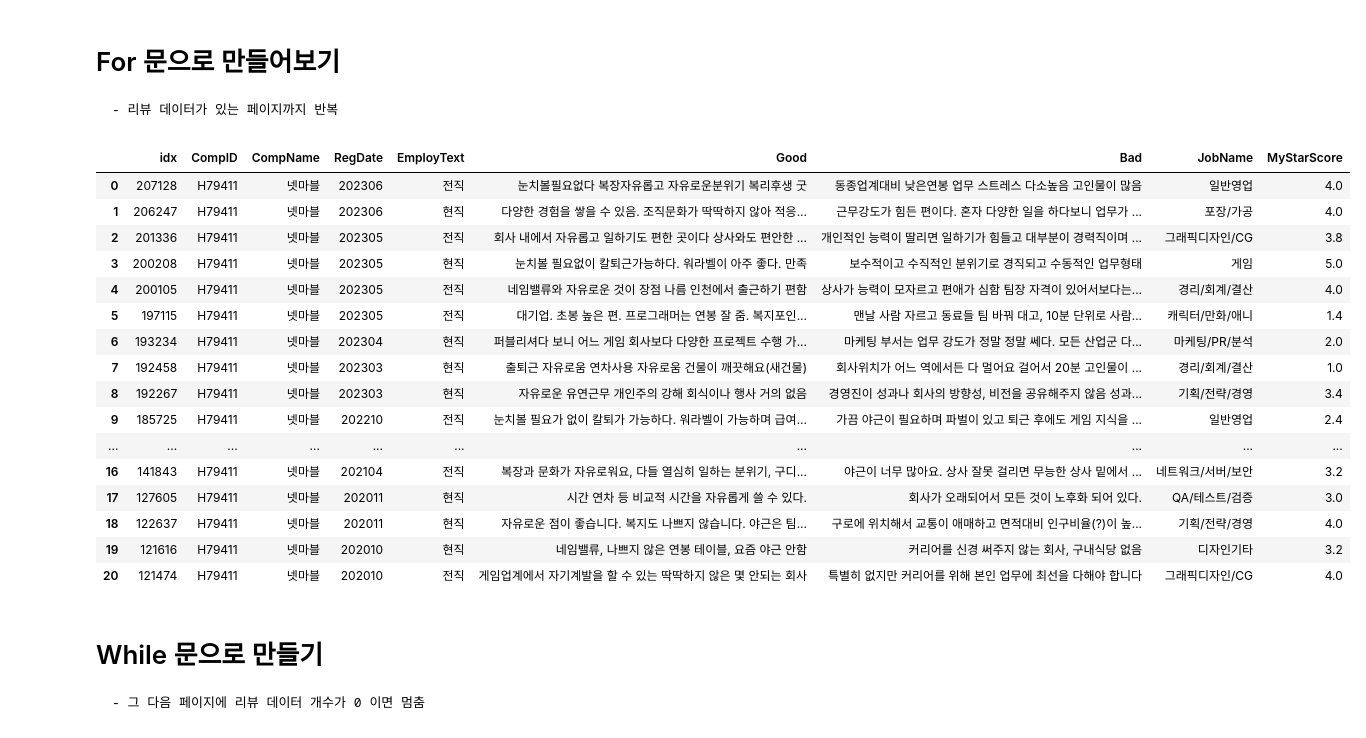
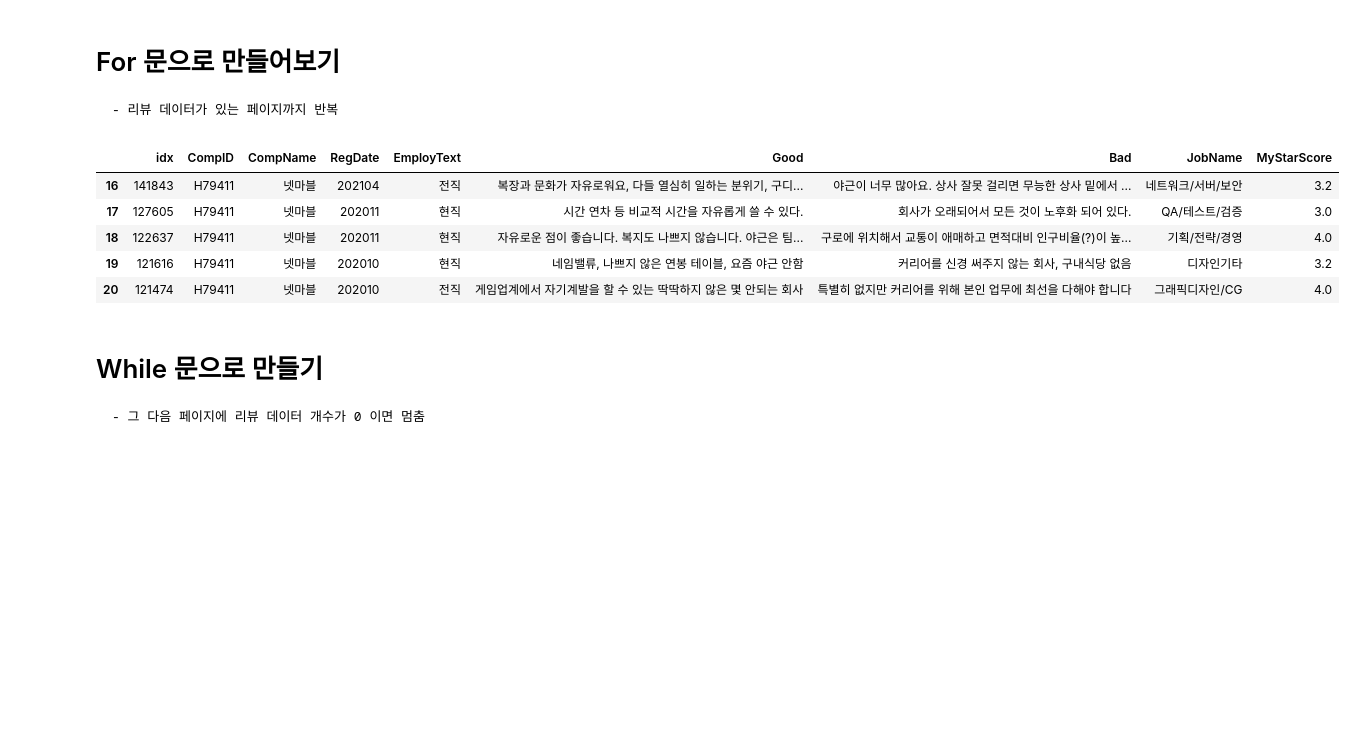
Before and after one commit to parking-place/EZPZ_Project, a Jupyter notebook: modules/crawlers/reviews/new_catch.ipynb, the cells around one changed output. Cells and saved outputs as stored; diff of their text form; code cells hidden in the pictures; blank space fills up the shorter version.

```diff
--- a/modules/crawlers/reviews/new_catch.ipynb
+++ b/modules/crawlers/reviews/new_catch.ipynb
@@ -164,38 +142,27 @@ df
 # %%
 rv = []
 
 for p_num in range(1, 52) :
     url = f'https://www.catch.co.kr/api/v1.0/comp/reviewInfo/{comp_id}/commentList?currentPage={p_num}&pageSize=4&isNew=false&employType=0&isEmploy=false&jobCode='
     rv.append(requests.get(url).json()['reviewList'])
 
 
 data = list(itertools.chain.from_iterable(rv))
 df = pd.DataFrame(data)
 
 
 df.drop(['CI', 'Gender2', 'EmployType', 'NewOld', 'Answer', 'UsefulY', 'CareerYear',
             'RecomName', 'CareerYearYN', 'MyUsefulY', 'MyOpinion', 'Area',
             'Keyword1', 'Keyword2', 'Keyword3', 'Keyword1YN', 'Keyword2YN', 'Keyword3YN'],
             axis=1, inplace=True)
 df['Good'] = df['Good'].apply(lambda x: re.sub(r'\s+', ' ', re.sub(r'\n+', ' ', x)).strip())
 df['Bad'] = df['Bad'].apply(lambda x: re.sub(r'\s+', ' ', re.sub(r'\n+', ' ', x)).strip())
 df['RegDate'] = df['RegDate'].apply(lambda x: re.sub(r'[^0-9]', '', x)[:6].strip())
 
 
-df
+df.tail()
 # %% [output]
 |  | idx | CompID | CompName | RegDate | EmployText | Good | Bad | JobName | MyStarScore |
-| 0 | 207128 | H79411 | 넷마블 | 202306 | 전직 | 눈치볼필요없다 복장자유롭고 자유로운분위기 복리후생 굿 | 동종업계대비 낮은연봉 업무 스트레스 다소높음 고인물이 많음 | 일반영업 | 4.0 |
-| 1 | 206247 | H79411 | 넷마블 | 202306 | 현직 | 다양한 경험을 쌓을 수 있음. 조직문화가 딱딱하지 않아 적응... | 근무강도가 힘든 편이다. 혼자 다양한 일을 하다보니 업무가 ... | 포장/가공 | 4.0 |
-| 2 | 201336 | H79411 | 넷마블 | 202305 | 전직 | 회사 내에서 자유롭고 일하기도 편한 곳이다 상사와도 편안한 ... | 개인적인 능력이 딸리면 일하기가 힘들고 대부분이 경력직이며 ... | 그래픽디자인/CG | 3.8 |
-| 3 | 200208 | H79411 | 넷마블 | 202305 | 현직 | 눈치볼 필요없이 칼퇴근가능하다. 워라벨이 아주 좋다. 만족 | 보수적이고 수직적인 분위기로 경직되고 수동적인 업무형태 | 게임 | 5.0 |
-| 4 | 200105 | H79411 | 넷마블 | 202305 | 전직 | 네임밸류와 자유로운 것이 장점 나름 인천에서 출근하기 편함 | 상사가 능력이 모자르고 편애가 심함 팀장 자격이 있어서보다는... | 경리/회계/결산 | 4.0 |
-| 5 | 197115 | H79411 | 넷마블 | 202305 | 전직 | 대기업. 초봉 높은 편. 프로그래머는 연봉 잘 줌. 복지포인... | 맨날 사람 자르고 동료들 팀 바꿔 대고, 10분 단위로 사람... | 캐릭터/만화/애니 | 1.4 |
-| 6 | 193234 | H79411 | 넷마블 | 202304 | 현직 | 퍼블리셔다 보니 어느 게임 회사보다 다양한 프로젝트 수행 가... | 마케팅 부서는 업무 강도가 정말 정말 쎄다. 모든 산업군 다... | 마케팅/PR/분석 | 2.0 |
-| 7 | 192458 | H79411 | 넷마블 | 202303 | 현직 | 출퇴근 자유로움 연차사용 자유로움 건물이 깨끗해요(새건물) | 회사위치가 어느 역에서든 다 멀어요 걸어서 20분 고인물이 ... | 경리/회계/결산 | 1.0 |
-| 8 | 192267 | H79411 | 넷마블 | 202303 | 현직 | 자유로운 유연근무 개인주의 강해 회식이나 행사 거의 없음 | 경영진이 성과나 회사의 방향성, 비전을 공유해주지 않음 성과... | 기획/전략/경영 | 3.4 |
-| 9 | 185725 | H79411 | 넷마블 | 202210 | 전직 | 눈치볼 필요가 없이 칼퇴가 가능하다. 워라벨이 가능하며 급여... | 가끔 야근이 필요하며 파벌이 있고 퇴근 후에도 게임 지식을 ... | 일반영업 | 2.4 |
-| ... | ... | ... | ... | ... | ... | ... | ... | ... | ... |
 | 16 | 141843 | H79411 | 넷마블 | 202104 | 전직 | 복장과 문화가 자유로워요, 다들 열심히 일하는 분위기, 구디... | 야근이 너무 많아요. 상사 잘못 걸리면 무능한 상사 밑에서 ... | 네트워크/서버/보안 | 3.2 |
 | 17 | 127605 | H79411 | 넷마블 | 202011 | 현직 | 시간 연차 등 비교적 시간을 자유롭게 쓸 수 있다. | 회사가 오래되어서 모든 것이 노후화 되어 있다. | QA/테스트/검증 | 3.0 |
 | 18 | 122637 | H79411 | 넷마블 | 202011 | 현직 | 자유로운 점이 좋습니다. 복지도 나쁘지 않습니다. 야근은 팀... | 구로에 위치해서 교통이 애매하고 면적대비 인구비율(?)이 높... | 기획/전략/경영 | 4.0 |
```
Also changed, not shown: parts of 17 cells of this notebook, 1 other file.
